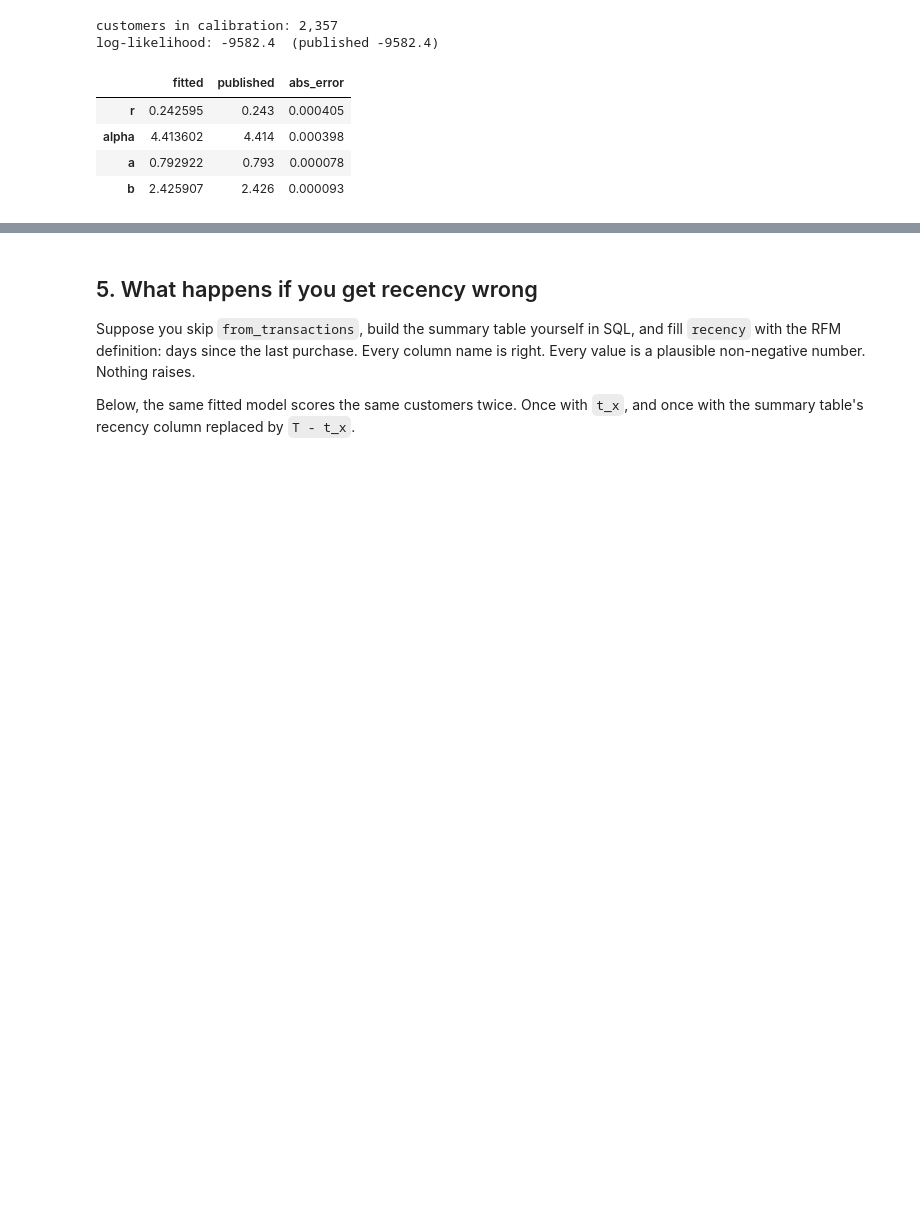
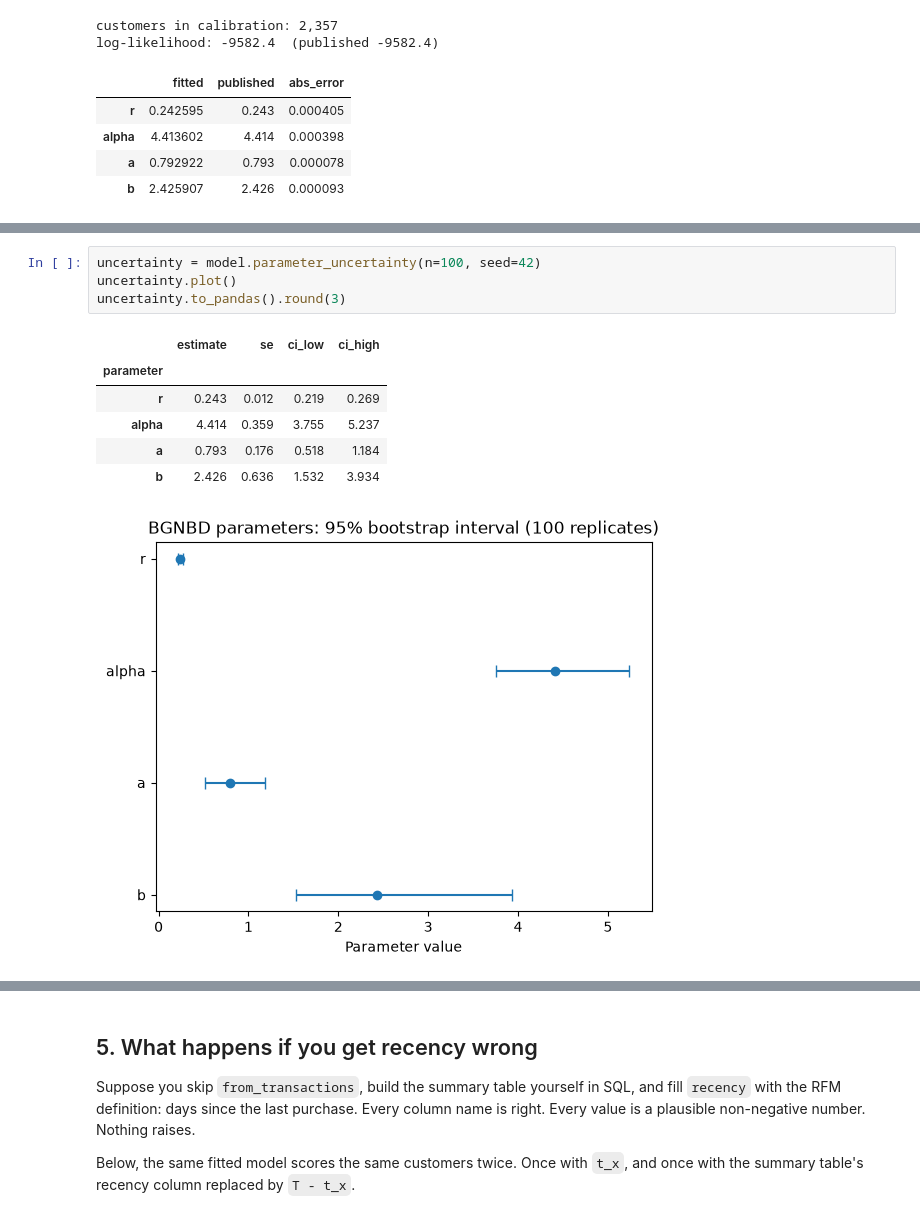
Before and after one commit to nasserboan/clvkit, a Jupyter notebook: examples/cdnow_clv.ipynb, the cells around one changed output, grey strips where cells are left out. Cells and saved outputs as stored; diff of their text form; blank space fills up the shorter version.

Commit message:
feat: parameter uncertainty via parametric bootstrap (#10)

```diff
--- a/examples/cdnow_clv.ipynb
+++ b/examples/cdnow_clv.ipynb
@@ -471,0 +477,12 @@ can stop being a warning and become a measurement.
+# %%
+uncertainty = model.parameter_uncertainty(n=100, seed=42)
+uncertainty.plot()
+uncertainty.to_pandas().round(3)
+# %% [output]
+|  | estimate | se | ci_low | ci_high |
+| parameter |  |  |  |  |
+| r | 0.243 | 0.012 | 0.219 | 0.269 |
+| alpha | 4.414 | 0.359 | 3.755 | 5.237 |
+| a | 0.793 | 0.176 | 0.518 | 1.184 |
+| b | 2.426 | 0.636 | 1.532 | 3.934 |
+[figure, added]
```
Also changed, not shown: parts of 3 cells of this notebook, 17 other files.
